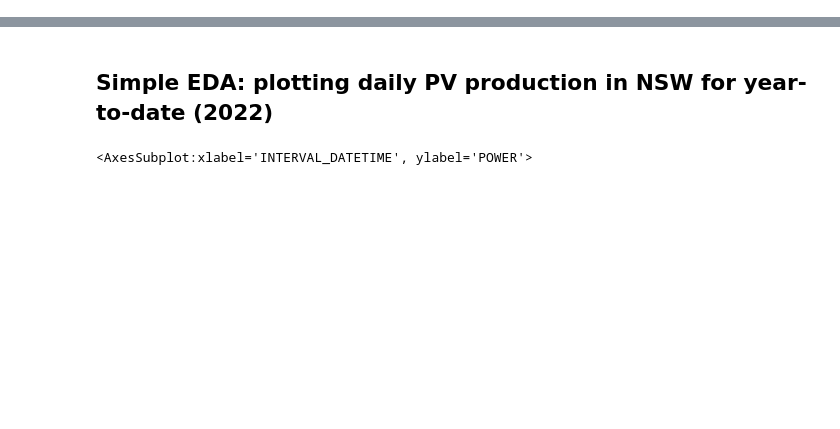
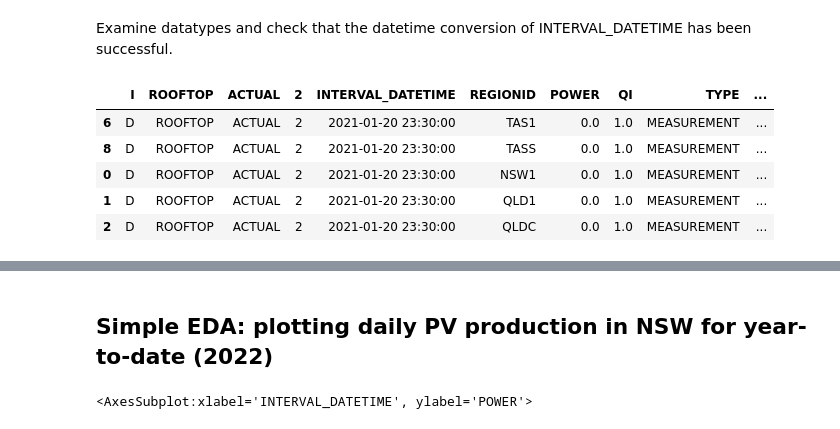
Before and after one commit to the-rahul-kumar/UNSW-Group-C-Project, a Jupyter notebook: src/Mat/rooftop_pv.ipynb, the cells around one changed output, grey strips where cells are left out. Drawn from its saved outputs; the diff is of its cells as text; code cells hidden in the pictures; blank space fills up the shorter version.

```diff
--- a/src/Mat/rooftop_pv.ipynb
+++ b/src/Mat/rooftop_pv.ipynb
@@ -61,3 +68,14 @@ measurement_merge_df = pd.concat([current_measurement_df, archive_measurement_df
 # Convert the INTERVAL_DATETIME fields to Pandas datetime format for sorting.
 satellite_merge_df.INTERVAL_DATETIME = pd.to_datetime(satellite_merge_df.INTERVAL_DATETIME)
 measurement_merge_df.INTERVAL_DATETIME = pd.to_datetime(measurement_merge_df.INTERVAL_DATETIME)
+# %% [markdown]
+Examine datatypes and check that the datetime conversion of INTERVAL_DATETIME has been successful.
+# %%
+measurement_merge_df.head(5)
+# %% [output]
+|  | I | ROOFTOP | ACTUAL | 2 | INTERVAL_DATETIME | REGIONID | POWER | QI | TYPE | ... |
+| 6 | D | ROOFTOP | ACTUAL | 2 | 2021-01-20 23:30:00 | TAS1 | 0.0 | 1.0 | MEASUREMENT | ... |
+| 8 | D | ROOFTOP | ACTUAL | 2 | 2021-01-20 23:30:00 | TASS | 0.0 | 1.0 | MEASUREMENT | ... |
+| 0 | D | ROOFTOP | ACTUAL | 2 | 2021-01-20 23:30:00 | NSW1 | 0.0 | 1.0 | MEASUREMENT | ... |
+| 1 | D | ROOFTOP | ACTUAL | 2 | 2021-01-20 23:30:00 | QLD1 | 0.0 | 1.0 | MEASUREMENT | ... |
+| 2 | D | ROOFTOP | ACTUAL | 2 | 2021-01-20 23:30:00 | QLDC | 0.0 | 1.0 | MEASUREMENT | ... |
```
Also changed, not shown: parts of 7 cells of this notebook.
